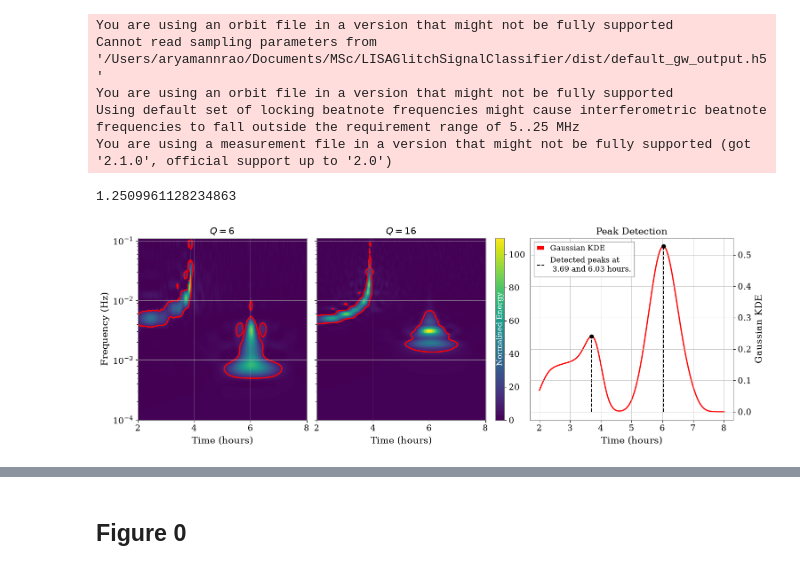
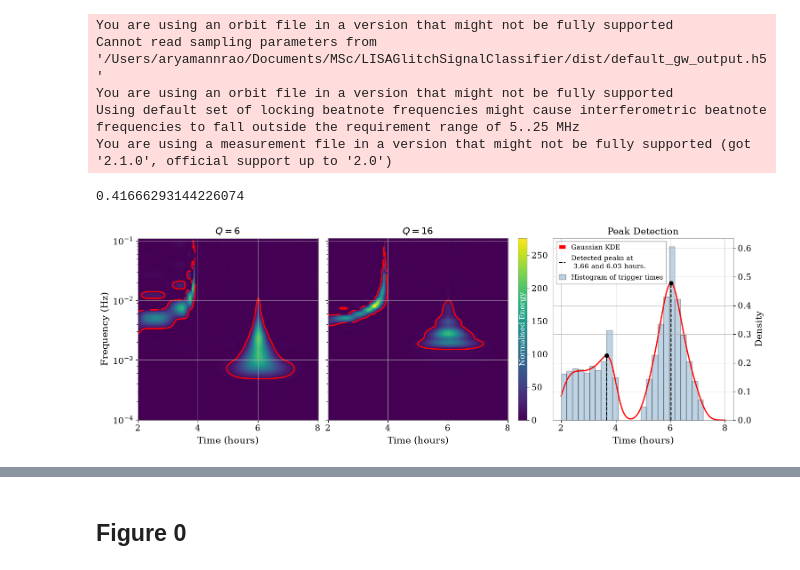
Before and after one commit to AryamannRao/LISAGlitchSignalClassifier, a Jupyter notebook: src/notebooks/figure_generator.ipynb, the cells around one changed output, grey strips where cells are left out. Drawn from its saved outputs; the diff is of its cells as text; code cells hidden in the pictures.

```diff
--- a/src/notebooks/figure_generator.ipynb
+++ b/src/notebooks/figure_generator.ipynb
@@ -57,7 +67,7 @@ with h5py.File(orbits_path, 'r') as orb:
     orb_size = orb.attrs['size']
     orb_dt = orb.attrs['dt']
 
-pipe = {'t0': orb_t0 + orb_size*orb_dt/2, 'dt': 0.25,'size': int(15 * 3600 / 0.25),
+pipe = {'t0': orb_t0 + orb_size*orb_dt/2, 'dt': 1,'size': int(10 * 3600 / 1),
         't_inj': 5 * 3600, 'keep_noises': ['test-mass', 'oms']}
 
 gws = [{'type': 'BinaryInspiralGW', 'm1': 1e5, 'm2': 1e5, 'd': 1e4,
@@ -81,7 +91,7 @@ You are using a measurement file in a version that might not be fully supported
 event = 5*3600
 channel = 'A'
 res = 256
-tdi_dict = make_tdi_dict(raw_dict['X'], raw_dict['Y'], raw_dict['Z'], whiten=True)
+tdi_dict = make_tdi_dict(raw_dict['X'], raw_dict['Y'], raw_dict['Z'], whiten=False)
 
 start = time.time()
 QT = np.zeros((2, res, res))
@@ -106,7 +116,7 @@ T_opt = np.concatenate(T_opt)
 end = time.time()
 print(end - start)
 # %% [output]
-1.2509961128234863
+0.41666293144226074
 # %%
 from scipy.stats import gaussian_kde
 from scipy.signal import find_peaks
@@ -131,7 +141,7 @@ norm = Normalize(vmin=vmin, vmax=vmax)
 fig, ax = plt.subplots(
     1, 3,
     figsize=(15, 5),
-    gridspec_kw={"width_ratios": [1, 1, 1.2]},
+    gridspec_kw={"width_ratios": [1, 1, 1]},
     constrained_layout=True,
 )
 
@@ -192,35 +202,43 @@ cbar.ax.text(
 
 ####################################################
 # KDE panel
 ####################################################
 ax[2].plot(times, pdf, color="red", lw=2, label="Gaussian KDE")
 
 ax[2].vlines(
     times[peaks],
     ymin=0,
     ymax=ymax,
     color="black",
     linestyle="dashed",
     linewidth=1.5,
     label=f"Detected peaks at \n {times[peaks][0]:.2f} and {times[peaks][1]:.2f} hours."
 )
 
 ax[2].scatter(
     times[peaks],
     pdf[peaks],
     color="black",
     zorder=5
 )
-
+ax[2].hist(
+    T_opt,
+    bins=25,
+    density=True,
+    alpha=0.35,
+    color="steelblue",
+    edgecolor="black",
+    label=r"Histogram of trigger times"
+)
 ax[2].set_xlabel("Time (hours)")
-ax[2].set_ylabel("Gaussian KDE")
+ax[2].set_ylabel("Density")
 ax[2].yaxis.tick_right()
 ax[2].yaxis.set_label_position("right")
 
 ax[2].set_title("Peak Detection")
-ax[2].legend(fontsize=12)
+ax[2].legend(fontsize=11)
 
-plt.savefig(FIGURES / 'search_algorithm.png', dpi=300)
+plt.savefig(FIGURES / 'search_algorithm.png', dpi=300, bbox_inches='tight')
 plt.show()
 # %% [output]
-[figure, old version]
+[figure, new version]
```
Also changed, not shown: parts of 24 cells of this notebook, 17 other files.
